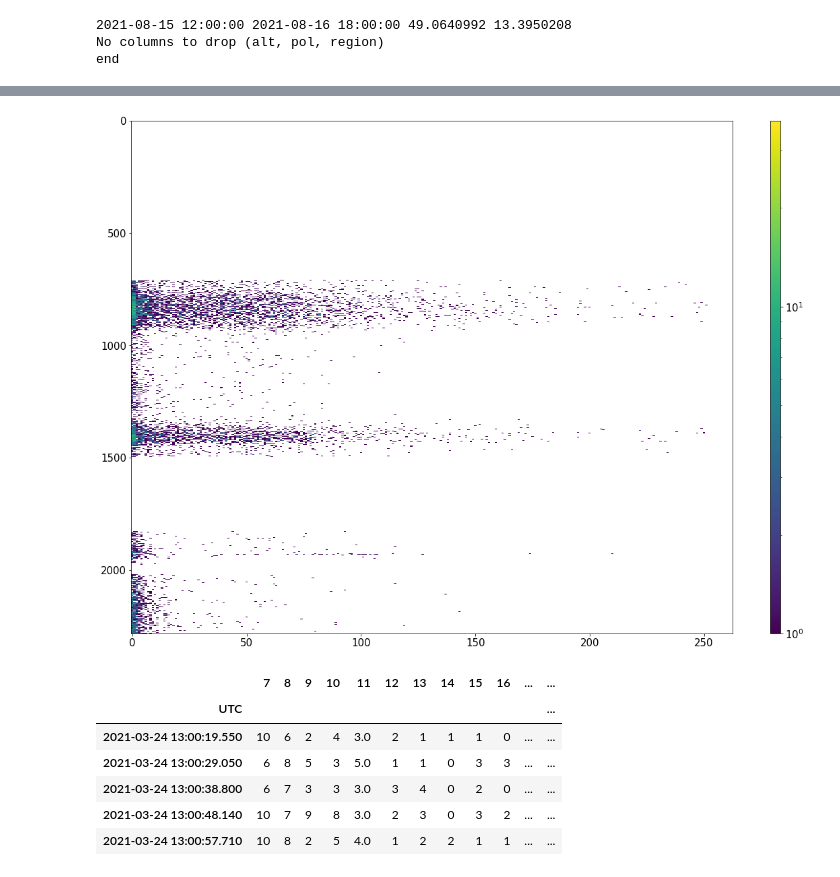
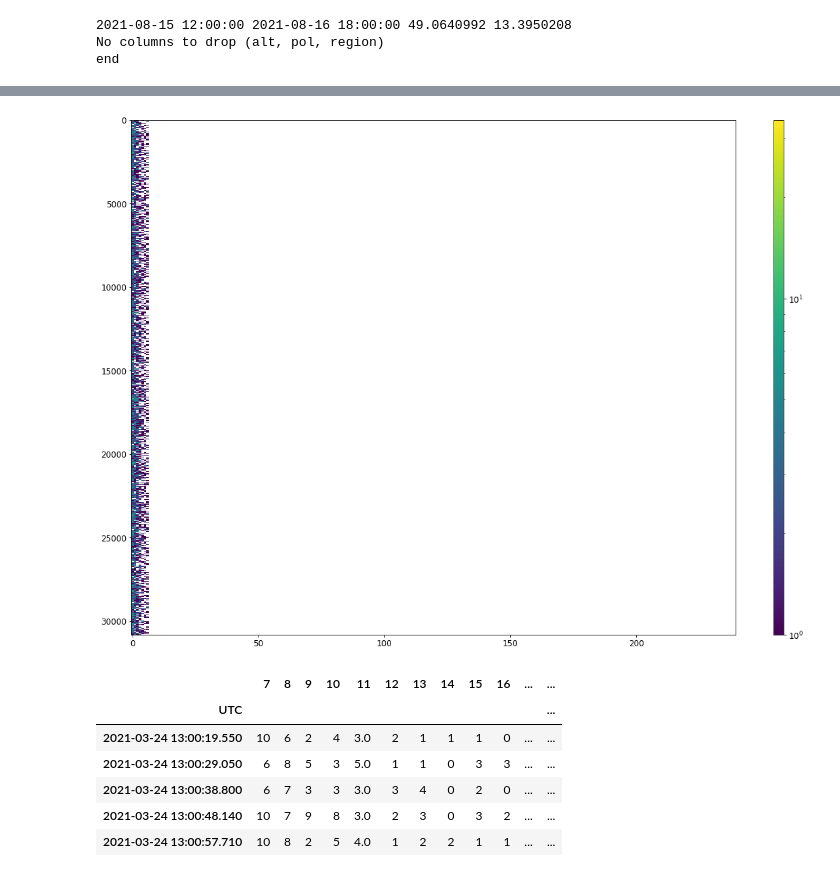
Before and after one commit to UniversalScientificTechnologies/GEODOS01, a Jupyter notebook: notebooks/GEODOS.ipynb, the cells around one changed output, grey strips where cells are left out. Cells and saved outputs as stored; diff of their text form; code cells hidden in the pictures.

Commit message:
hits was added to histogram

```diff
--- a/notebooks/GEODOS.ipynb
+++ b/notebooks/GEODOS.ipynb
@@ -28,7 +28,7 @@ dto = '/storage/stations/Polednik/geodos/2021/10/10'
 fto = dto + '/DATALOG.TXT'
 
 l=[]
-l.extend(range(0,100))
+l.extend(range(0,300))
 df = pd.read_table(fto, sep=',', header=None, names=l, comment='*',engine='python' )
 
 df.drop(df[df[0]=='$GPTXT'].index, inplace=True)
@@ -194,7 +194,7 @@ df.iloc[100:,:]
 df.dropna(subset=['UTC'], inplace=True)
 hist = df.loc[df[0]=='$HIST'].iloc[:,:20].copy()
 hist.iloc[:,1:] = hist.iloc[:,1:].apply(pd.to_numeric) #,errors='coerce')
-hist[0] = df[0]
+#hist[0] = df[0]
 hist['alt'] = df['alt'].apply(pd.to_numeric,errors='coerce')
 hist['lat'] = df['lat'].apply(pd.to_numeric,errors='coerce')
 hist['lon'] = df['lon'].apply(pd.to_numeric,errors='coerce')
@@ -202,6 +202,9 @@ hist['meas'] = df['meas'].apply(pd.to_numeric,errors='coerce')
 hist['UTC'] = df['UTC']
 #hist.iloc[:,18:269] = 0
 hist.set_index('meas', inplace=True)
+
 hits = df.loc[df[0]=='$HITS'].copy()
+#hits['meas'] = hist.index
 hits.iloc[:,1:] = hits.iloc[:,1:].apply(pd.to_numeric)
+hits['UTC'] = df['UTC']
 hits.set_index('meas', inplace=True)
@@ -272,0 +211,21 @@ hist
+# %%
+'''
+for index, row in hits.iterrows():
+    for j in range(2,2+row[1]*2,2):
+        hist.loc[index,int(row[j+1])+3] += 1
+'''
+hits.iloc[:,40:300] = 0
+for i in range(20):
+    for j in range(hits.iloc[i,1]):
+        hits.iloc[i,int(40+hits.iloc[i,j*2+3])] +=1
+#hits.merge(hist)
+#hits.drop(hits.iloc[:,18:40], axis=1, inplace=True)
+histogram = pd.DataFrame()
+histogram = hist.iloc[:,11:18]
+histogram = histogram.join(hits.iloc[:,40:])
+histogram['temperature'] = hist[4]
+histogram['pressure'] = hist[3]
+histogram['voltage'] = hist[5]
+histogram['current'] = hist[6]
+histogram.iloc[:,6:]
+histogram
@@ -590,12 +581,12 @@ blitz
 # %%
 from matplotlib.colors import LogNorm
 
 plt.figure(figsize=(20, 14))
-plt.imshow((hist.iloc[:,7:270]), aspect='auto', norm=LogNorm())
+plt.imshow((histogram.iloc[:,0:240]), aspect='auto', norm=LogNorm())
 plt.colorbar(aspect=50)
 None
 # %% [output]
-[figure, old version]
+[figure, new version]
 # %%
 
 hist['2021-03-24 13:00:00':'2021-03-24 13:01:00'].iloc[:,7:]
```
Also changed, not shown: parts of 13 cells of this notebook.
